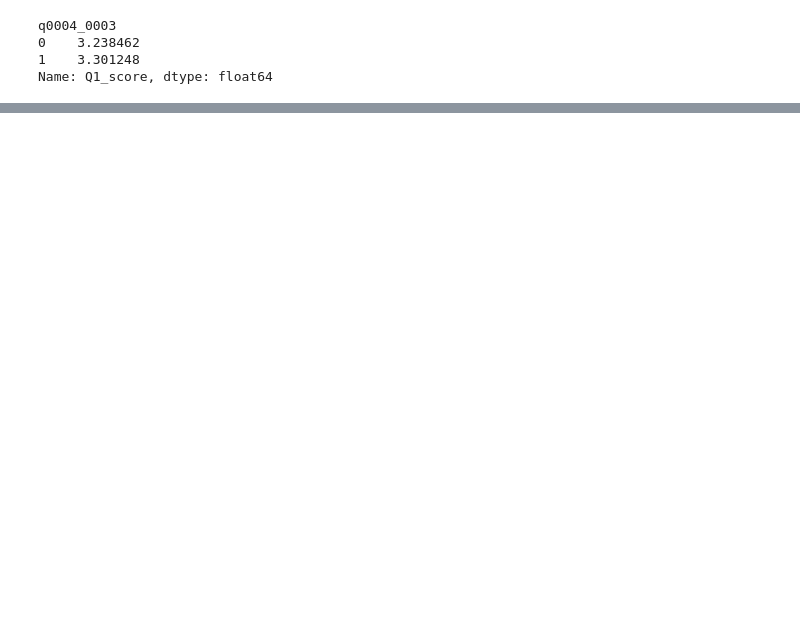
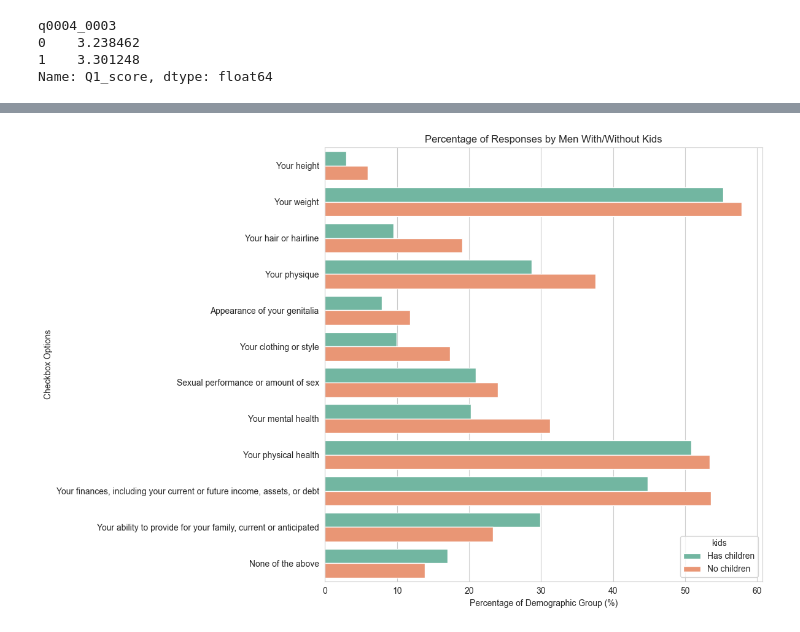
Before and after one commit to Hanif-K-Musaheb/DataScience2026_Final_Project, a Jupyter notebook: final_prj_datascience.ipynb, the cells around one changed output, grey strips where cells are left out. Cells and saved outputs as stored; diff of their text form; code cells hidden in the pictures; blank space fills up the shorter version.

```diff
--- a/final_prj_datascience.ipynb
+++ b/final_prj_datascience.ipynb
@@ -298,0 +360,80 @@ temp_chart.make_chart()
+# %%
+# 1. Define your variables
+q8 = ['q0008_0001', 'q0008_0002', 'q0008_0003', 'q0008_0004',
+      'q0008_0005', 'q0008_0006', 'q0008_0007', 'q0008_0008',
+      'q0008_0009', 'q0008_0010', 'q0008_0011', 'q0008_0012']
+
+q8_labels = {
+    'q0008_0001': 'Your height',
+    'q0008_0002': 'Your weight',
+    'q0008_0003': 'Your hair or hairline',
+    'q0008_0004': 'Your physique',
+    'q0008_0005': 'Appearance of your genitalia',
+    'q0008_0006': 'Your clothing or style',
+    'q0008_0007': 'Sexual performance or amount of sex',
+    'q0008_0008': 'Your mental health',
+    'q0008_0009': 'Your physical health',
+    'q0008_0010': 'Your finances, including your current or future income, assets, or debt',
+    'q0008_0011': 'Your ability to provide for your family, current or anticipated',
+    'q0008_0012': 'None of the above'
+}
+
+
+q4 = ['q0004_0001', 'q0004_0002', 'q0004_0003', 'q0004_0004', 'q0004_0005', 'q0004_0006']
+
+q4_labels = {
+    'q0004_0001': 'Father influence',
+    'q0004_0002': 'Mother influence',
+    'q0004_0003': 'Other family',
+    'q0004_0004': 'Pop culture',
+    'q0004_0005': 'Friends',
+    'q0004_0006': 'Other',
+}
+
+q7 = ['q0007_0001', 'q0007_0002', 'q0007_0003', 'q0007_0004',
+      'q0007_0005', 'q0007_0006', 'q0007_0007', 'q0007_0008',
+      'q0007_0009', 'q0007_0010', 'q0007_0011']
+
+q7_labels = {
+    'q0007_0001': 'Ask a friend for professional advice',
+    'q0007_0002': 'Ask a friend for personal advice',
+    'q0007_0003': 'Express physical affection to male friends, like hugging, rubbing shoulders',
+    'q0007_0004': 'Cry',
+    'q0007_0005': 'Get in a physical fight with another person',
+    'q0007_0006': 'Have sexual relations with women, including anything from kissing to sex',
+    'q0007_0007': 'Have sexual relations with men, including anything from kissing to sex',
+    'q0007_0008': 'Watch sports of any kind',
+    'q0007_0009': 'Work out',
+    'q0007_0010': 'See a therapist',
+    'q0007_0011': 'Feel lonely or isolated'
+}
+
+
+
+plot_checkbox_percentages(
+    df=pd.read_csv('masculinity_survey.csv'),
+    question_cols=q8,
+    labels_dict=q8_labels,
+    title='Percentage of Responses by Men With/Without Kids',
+    group_col='kids'
+
+)
+plot_checkbox_percentages(
+    df=pd.read_csv('masculinity_survey.csv'),
+    question_cols=q4,
+    labels_dict=q4_labels,
+    title='Percentage of Responses by Men With/Without Kids',
+    group_col='kids'
+)
+
+
+plot_checkbox_percentages(
+    df=pd.read_csv('masculinity_survey.csv'),
+    question_cols=q7,
+    labels_dict=q7_labels,
+    group_col='kids',
+    title='Percentage of Men Who "Often" or "Sometimes" Do This (Question 7)',
+    values_to_drop=["Never", "Rarely", "No answer"] # Drops these so only Often/Sometimes are counted
+)
+# %% [output]
+[figure, added]
```
Also changed, not shown: parts of 13 cells of this notebook, 1 other file.
